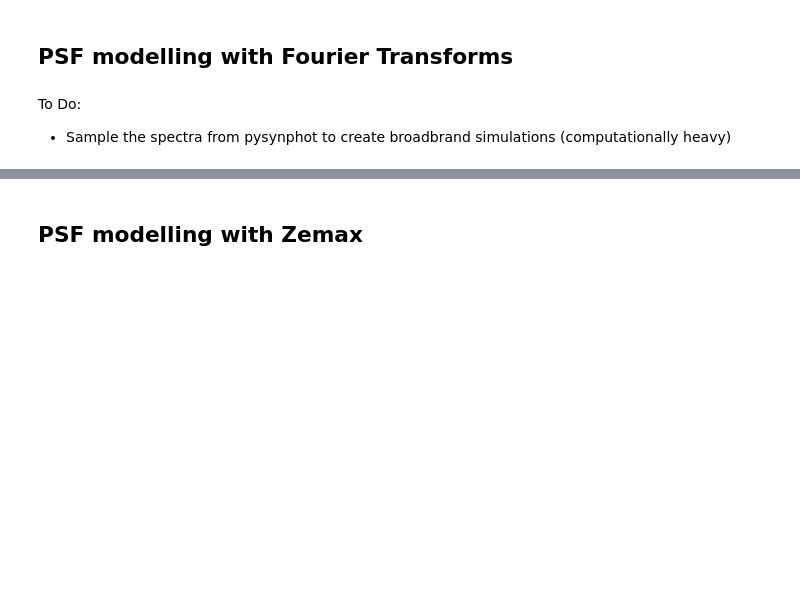
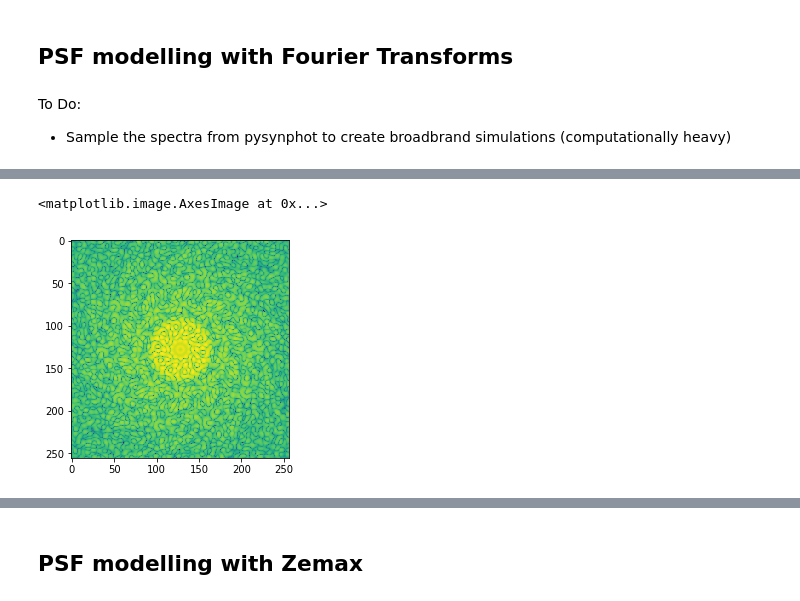
Before and after one commit to ptuthill/Toliman, a Jupyter notebook: Modelling/Main.ipynb, the cells around one changed output, grey strips where cells are left out. Cells and saved outputs as stored; diff of their text form; code cells hidden in the pictures; blank space fills up the shorter version.

```diff
--- a/Modelling/Main.ipynb
+++ b/Modelling/Main.ipynb
@@ -29,7 +29,8 @@ if simulation == "Tinytol":
     focal_length = 0.15 # m
 
     # CCD Architecture
-    detector_size = 2048
+#     detector_size = 2048
+    detector_size = 256
     detector_pitch = 1.12e-6
     fps = 10
 
@@ -110,3 +115,8 @@ psf_on = acenA["rate/frame"] * psf_on / np.sum(psf_on)
+# %%
+plt.imshow(np.log(psf_on))
+# %% [output]
+<matplotlib.image.AxesImage at 0x...>
+[figure, added]
 # %%
 %%time
 detector_psfs = []
```
Also changed, not shown: parts of 5 cells of this notebook, 6 other files.
